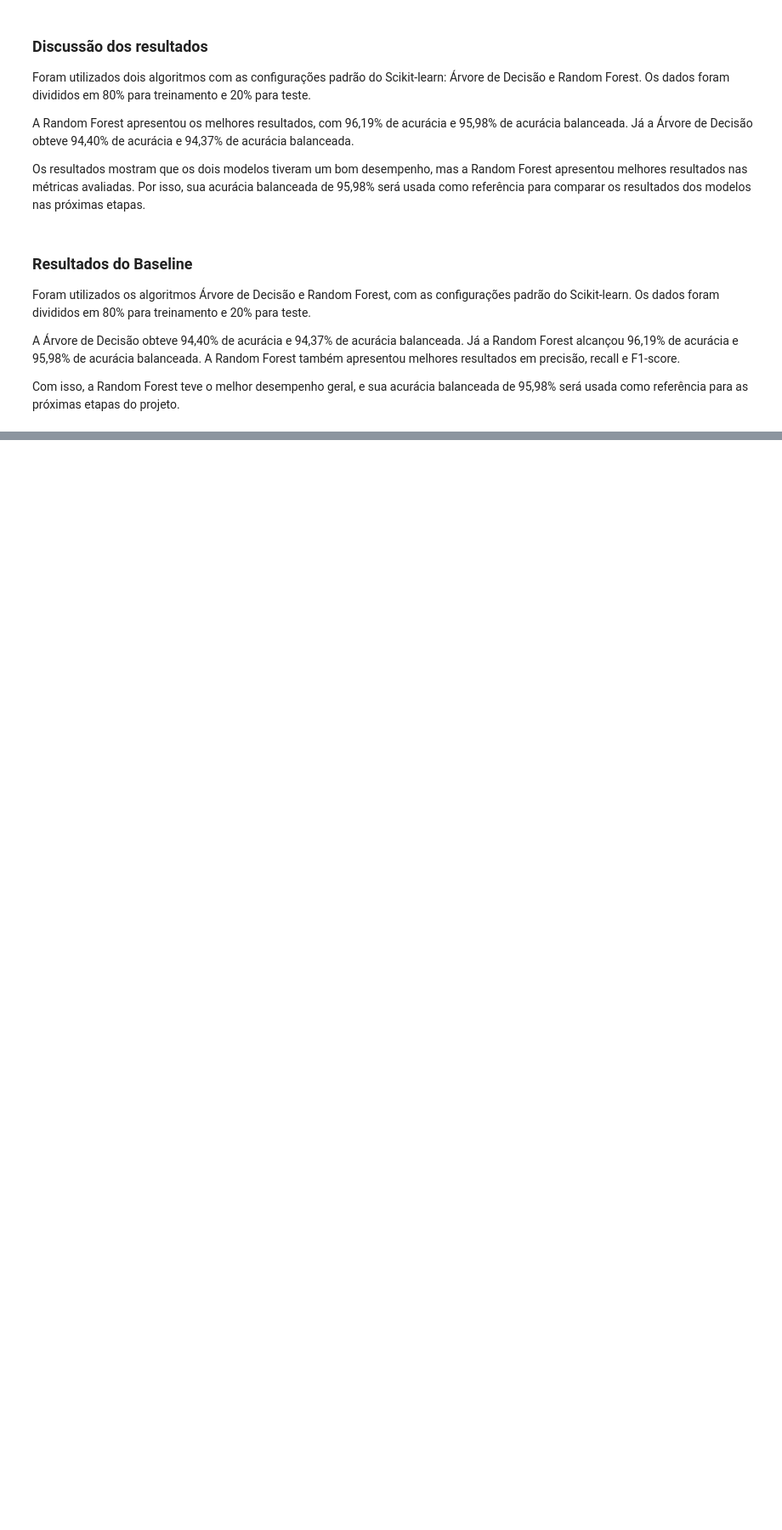
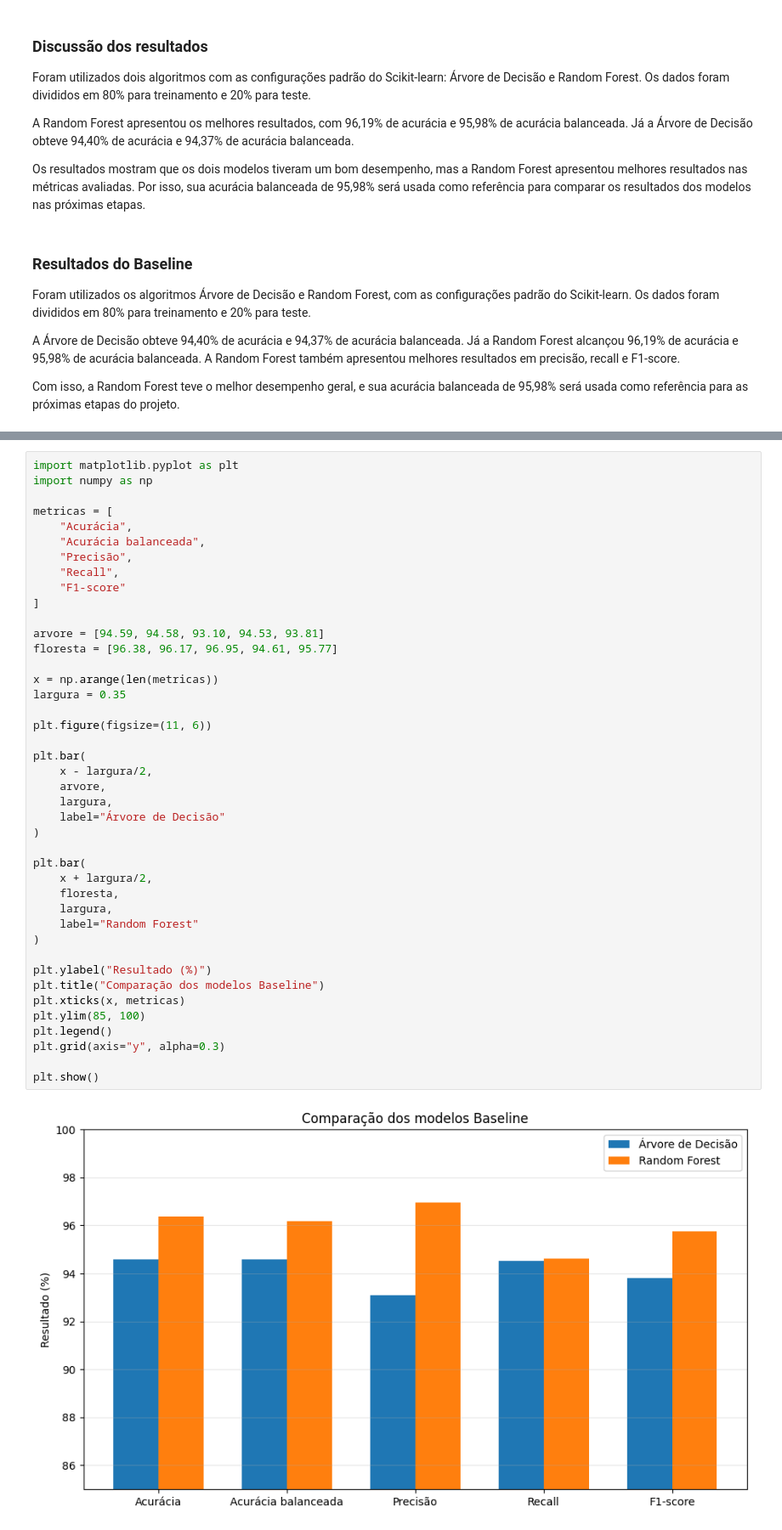
Before and after one commit to Rianfrancielton/IA-e-Matematica-Aplicada, a Jupyter notebook: TDE_3.ipynb, the cells around one changed output, grey strips where cells are left out. Shown at 85% size. Saved outputs shown, nothing was run; the diff lists cells and outputs as text; blank space fills up the shorter version.

```diff
--- a/TDE_3.ipynb
+++ b/TDE_3.ipynb
@@ -189,0 +629,44 @@ Com isso, a Random Forest teve o melhor desempenho geral, e sua acurácia balanc
+# %%
+import matplotlib.pyplot as plt
+import numpy as np
+
+metricas = [
+    "Acurácia",
+    "Acurácia balanceada",
+    "Precisão",
+    "Recall",
+    "F1-score"
+]
+
+arvore = [94.59, 94.58, 93.10, 94.53, 93.81]
+floresta = [96.38, 96.17, 96.95, 94.61, 95.77]
+
+x = np.arange(len(metricas))
+largura = 0.35
+
+plt.figure(figsize=(11, 6))
+
+plt.bar(
+    x - largura/2,
+    arvore,
+    largura,
+    label="Árvore de Decisão"
+)
+
+plt.bar(
+    x + largura/2,
+    floresta,
+    largura,
+    label="Random Forest"
+)
+
+plt.ylabel("Resultado (%)")
+plt.title("Comparação dos modelos Baseline")
+plt.xticks(x, metricas)
+plt.ylim(85, 100)
+plt.legend()
+plt.grid(axis="y", alpha=0.3)
+
+plt.show()
+# %% [output]
+[figure, added]
```
Also changed, not shown: parts of 59 cells of this notebook.
